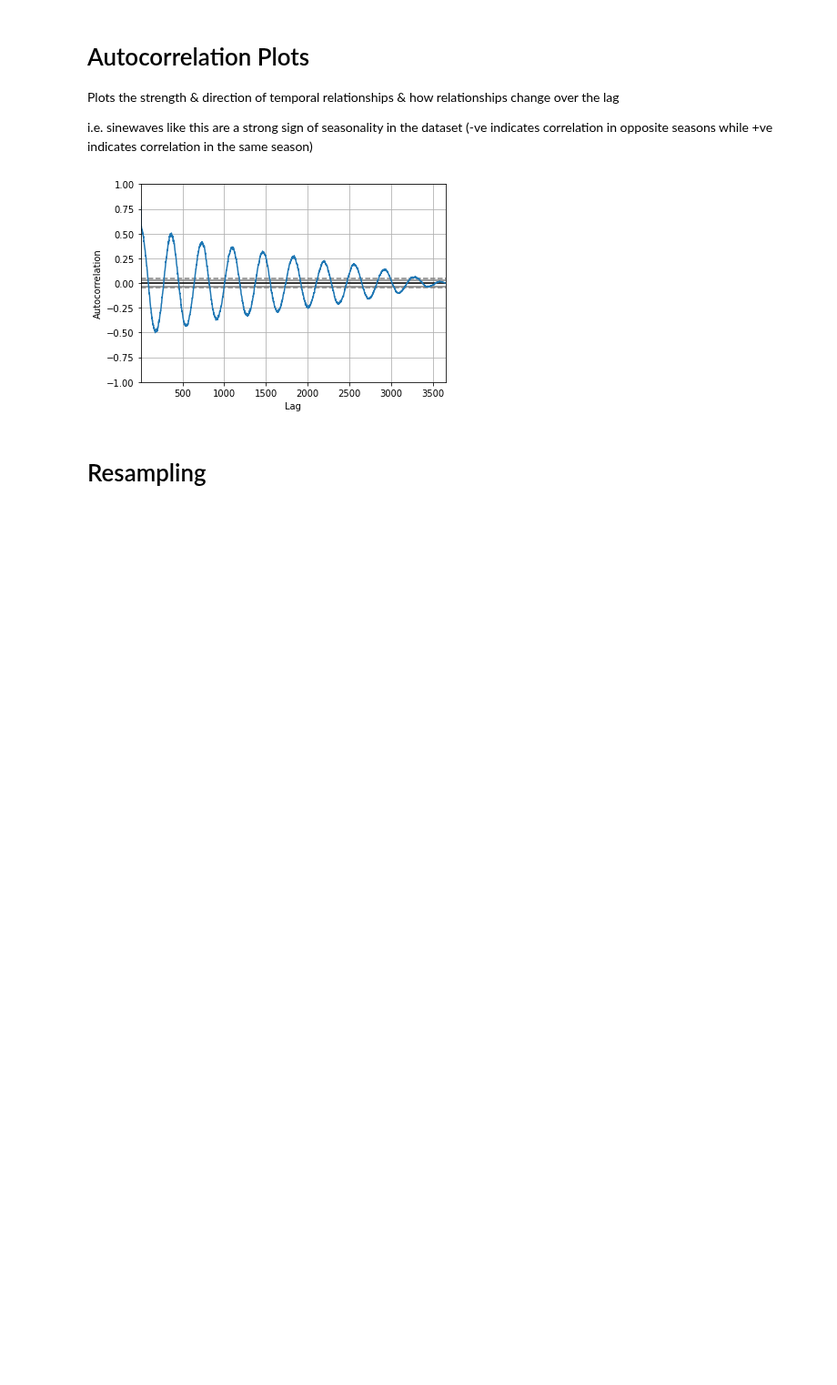
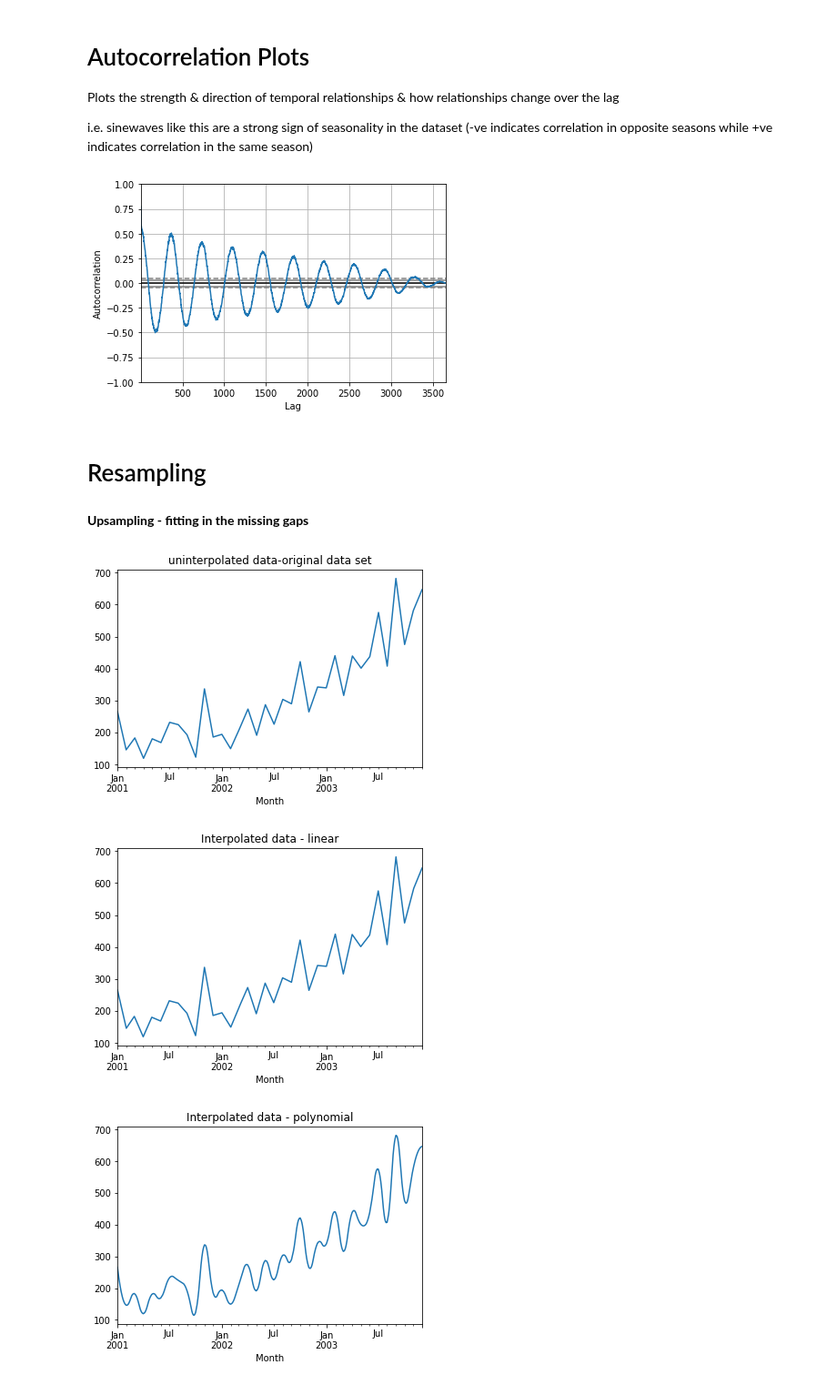
Before and after one commit to kenneth-craig/academyPub, a Jupyter notebook: Time Series Data.ipynb, the cells around one changed output. Shown at 91% size. Saved outputs shown, nothing was run; the diff lists cells and outputs as text; code cells hidden in the pictures; blank space fills up the shorter version.

```diff
--- a/Time Series Data.ipynb
+++ b/Time Series Data.ipynb
@@ -175,3 +175,37 @@ pyplot.show()
 [figure]
 # %% [markdown]
 # Resampling
+# %% [markdown]
+**Upsampling - fitting in the missing gaps**
+# %%
+import pandas as pd
+import datetime as dt
+from matplotlib import pyplot
+
+def parser(x):
+  return dt.datetime.strptime('200'+x, '%Y-%m')
+
+series = pd.read_csv('shampoo-sales.csv', header=0, index_col=0, parse_dates=True, squeeze=True, date_parser=parser)
+
+upsampled = series.resample('D').mean()
+interpolate_linear = upsampled.interpolate(method='linear')
+interpolate_spline = upsampled.interpolate(method='spline', order=2)
+
+# Plot based on straight line - no interpolated data
+ax = series.plot()
+ax.set_title('uninterpolated data-original data set')
+pyplot.show()
+
+# Plot based on straight line interplolated data - linear
+ax = interpolate_linear.plot()
+ax.set_title('Interpolated data - linear')
+pyplot.show()
+
+# Plot based on polynomial expression i.e. curved line
+ax = interpolate_spline.plot()
+ax.set_title('Interpolated data - polynomial')
+pyplot.show()
+# %% [output]
+[figure, added]
+[figure, added]
+[figure, added]
```
Also changed, not shown: parts of 2 cells of this notebook.
